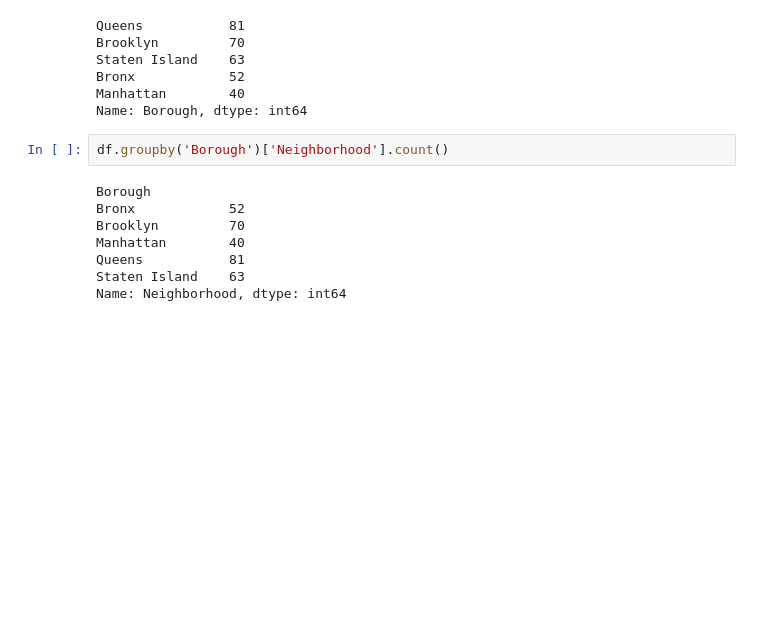
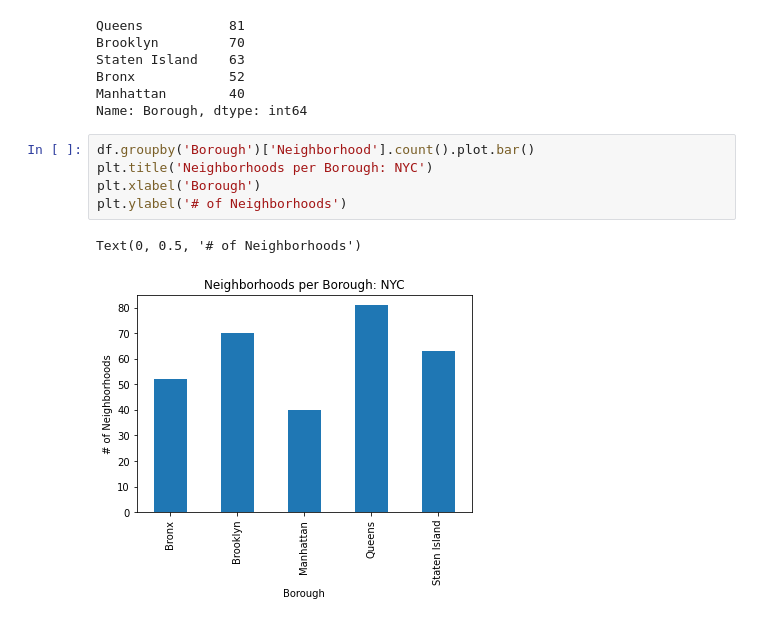
Before and after one commit to roydipta/battle_of_the_neighborhoods, a Jupyter notebook: final_workbook.ipynb, the cells around one changed output. Cells and saved outputs as stored; diff of their text form; blank space fills up the shorter version.

```diff
--- a/final_workbook.ipynb
+++ b/final_workbook.ipynb
@@ -77,13 +77,11 @@ Staten Island    63
 Bronx            52
 Manhattan        40
 Name: Borough, dtype: int64
-# %%
-df.groupby('Borough')['Neighborhood'].count()
-# %% [output]
-Borough
-Bronx            52
-Brooklyn         70
-Manhattan        40
-Queens           81
-Staten Island    63
-Name: Neighborhood, dtype: int64
+# %%
+df.groupby('Borough')['Neighborhood'].count().plot.bar()
+plt.title('Neighborhoods per Borough: NYC')
+plt.xlabel('Borough')
+plt.ylabel('# of Neighborhoods')
+# %% [output]
+Text(0, 0.5, '# of Neighborhoods')
+[figure, added]
```
Also changed, not shown: parts of 6 cells of this notebook, 1 other file.
